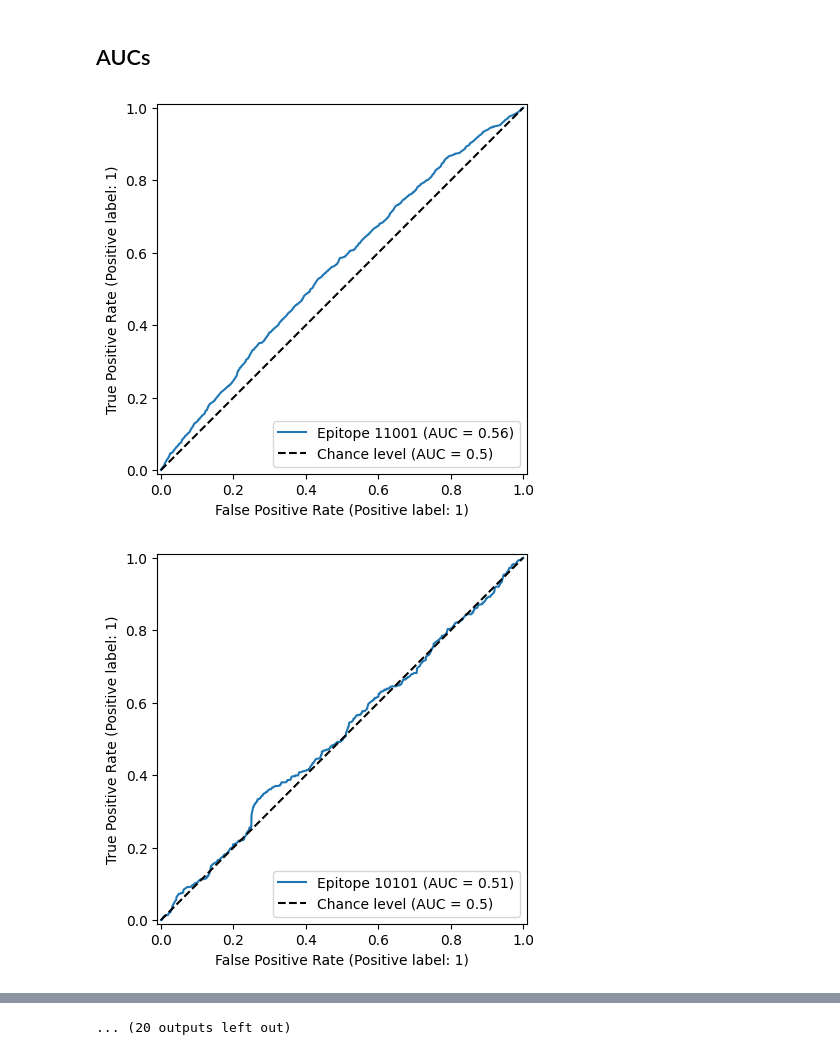
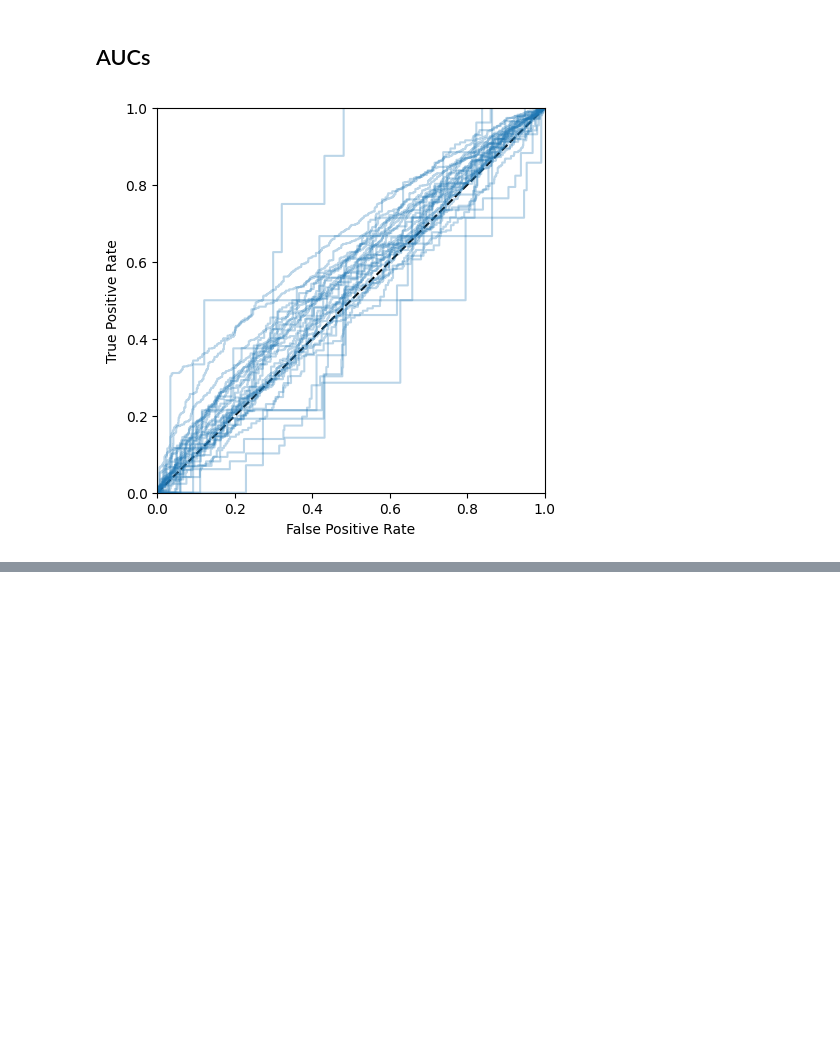
Before and after one commit to jhenderson0/cruk_datathon_team_6, a Jupyter notebook: notebooks/log_reg_new_data.ipynb, the cells around one changed output, grey strips where cells are left out. Drawn from its saved outputs; the diff is of its cells as text; code cells hidden in the pictures; blank space fills up the shorter version.

```diff
--- a/notebooks/log_reg_new_data.ipynb
+++ b/notebooks/log_reg_new_data.ipynb
@@ -20,9 +28,9 @@ from tqdm import tqdm
 > I have taken the files he has sent me and saved them in on my local machine inside an ignored directory called "ignore".
 > Hence the below lines, but note that they won't run on your machine unless you have copies of the data too.
 # %%
-alphabet = pd.read_csv("../ignore/alphabet.csv", index_col=0)
-data = pd.read_csv("../ignore/translation_train.csv", index_col=0, dtype=str)
-olga_marginal = pd.read_csv("../ignore/average_olga_vector.csv", header=None).values.squeeze()
+alphabet = pd.read_csv("ignore/alphabet.csv", index_col=0)
+data = pd.read_csv("ignore/translation_train.csv", index_col=0, dtype=str)
+olga_marginal = pd.read_csv("ignore/average_olga_vector.csv", header=None).values.squeeze()
 
 olga_marginal = torch.tensor(olga_marginal, dtype=torch.float32)
 # %%
@@ -73,15 +79,3 @@ epitope_tensor = torch.stack(data["translation_epitope"].map(map_zero_one_string
-# %%
-class Dumpy(Module):
-    def __init__(self, in_features: int, out_features: int):
-        super(Dumpy, self).__init__()
-        self.linear = Linear(in_features=in_features, out_features=out_features, bias=True)
-
-    def forward(self, x):
-        x = self.linear(x)
-        return special.expit(x)
-
-    def forward_logit(self, x):
-        return self.linear(x)
 # %% [markdown]
 ## Train
 
@@ -197,3 +193,6 @@ lambda_of_choice = results_table["Lambda"].iloc[4]
+# %%
+dumpy_of_choice = results[lambda_of_choice][0]
+torch.save(dumpy_of_choice.state_dict(), "model_saves/dumpy_of_choice.pth")
 # %% [markdown]
 ## Make joint model
 
@@ -257,5 +202,5 @@ class DumpyJoint:
 # %%
-joint_model = DumpyJoint(results[lambda_of_choice][0], epitope_priors)
+joint_model = DumpyJoint(dumpy_of_choice, epitope_priors)
 mini_tcr_tensor = tcr_tensor[:5]
 mini_epitope_tensor = epitope_tensor[:5]
 # %%
@@ -277,27 +222,36 @@ tensor(1.)
 # %%
 unique_epitopes = data["translation_epitope"].unique()
 all_epitopes = epitope_tensor.unique(dim=0)
+
+plt.figure(figsize=(5,5))
+plt.xlabel("False Positive Rate")
+plt.ylabel("True Positive Rate")
+plt.xlim(0,1)
+plt.ylim(0,1)
+plt.plot([0,1], [0,1], linestyle="--", c="black")
 
 for epitope in unique_epitopes:
     positive_indices = (data["translation_epitope"] == epitope).to_numpy()
     negative_indices = ~positive_indices
 
     positive_tcrs = tcr_tensor[positive_indices]
     negative_tcrs = tcr_tensor[negative_indices]
     target_epitope = epitope_tensor[positive_indices][:1]
 
     p_target_ep_positives = joint_model.joint(positive_tcrs, target_epitope).squeeze()
     p_all_eps_positives = joint_model.joint(positive_tcrs, all_epitopes).sum(dim=1)
     p_target_ep_positives_normalized = p_target_ep_positives / p_all_eps_positives # Relative prob of target epitope out of all possible
 
     p_target_ep_negatives = joint_model.joint(negative_tcrs, target_epitope).squeeze()
     p_all_eps_negatives = joint_model.joint(negative_tcrs, all_epitopes).sum(dim=1)
     p_target_ep_negatives_normalized = p_target_ep_negatives / p_all_eps_negatives # Same as above, but for negative TCRs
 
     all_positive_probs = torch.concatenate((p_target_ep_positives_normalized, p_target_ep_negatives_normalized))
     all_labels = torch.concatenate((torch.ones_like(p_target_ep_positives_normalized), torch.zeros_like(p_target_ep_negatives_normalized)))
 
-    RocCurveDisplay.from_predictions(all_labels, all_positive_probs, name=f"Epitope {epitope}", plot_chance_level=True)
+    fprs, tprs, _ = metrics.roc_curve(all_labels, all_positive_probs)
+    plt.step(fprs, tprs, c="C0", alpha=0.3)
+
+plt.show()
 # %% [output]
-[figure, old version]
+[figure, new version]
-[figure, removed]
@@ -314 +257,0 @@ for epitope in unique_epitopes:
-... (20 outputs left out)
```
Also changed, not shown: parts of 9 cells of this notebook, 4 other files.
